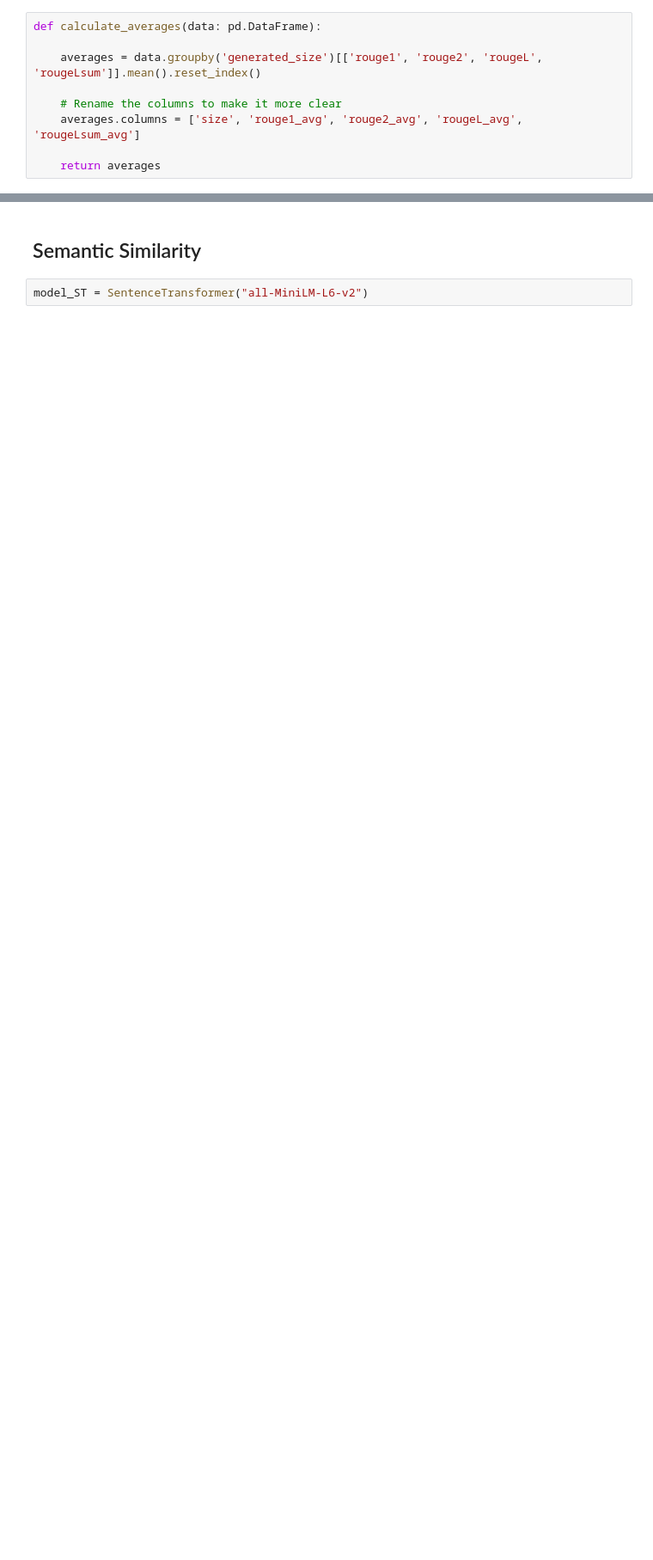
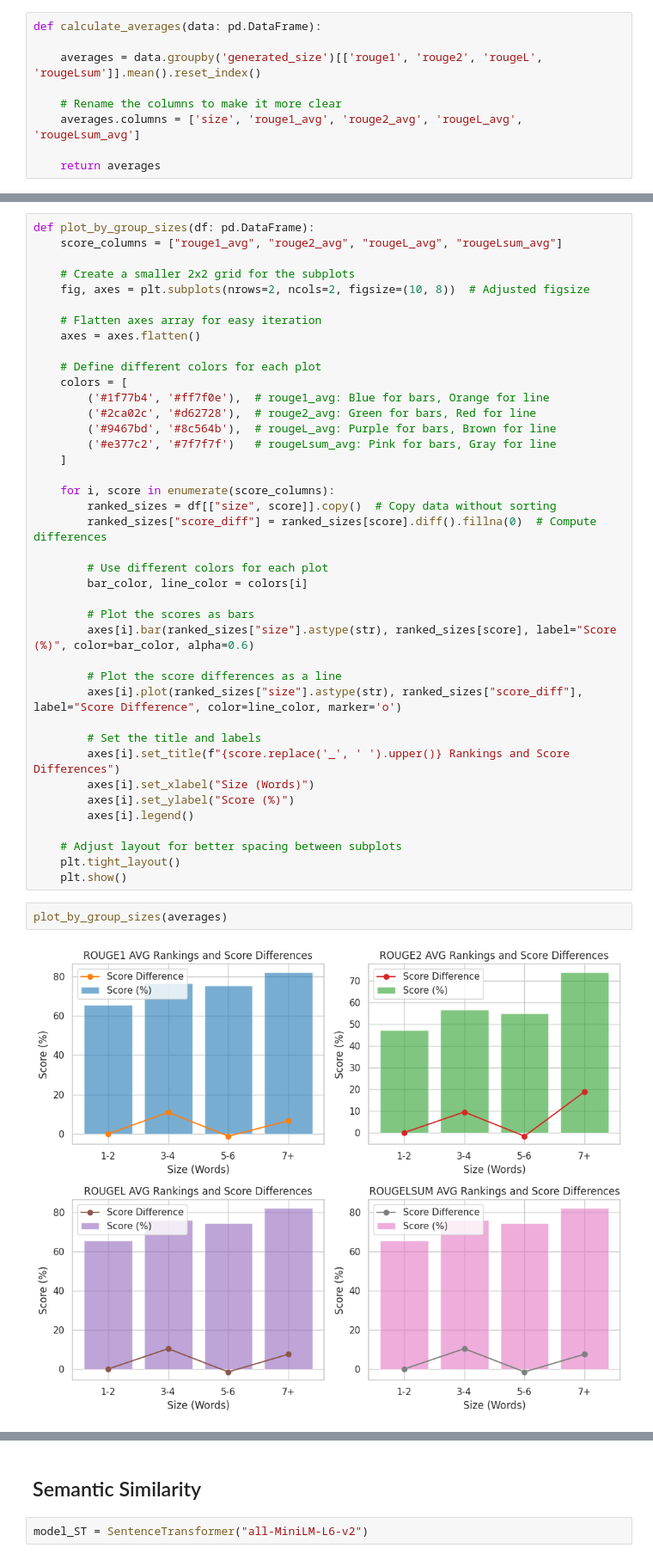
Before and after one commit to smartcat-labs/GenQ, a Jupyter notebook: eval/result_analysis.ipynb, the cells around one changed output, grey strips where cells are left out. Shown at 86% size. Saved outputs shown, nothing was run; the diff lists cells and outputs as text; blank space fills up the shorter version.

Commit message:
Changed eval method to word-based, done target query distribution

```diff
--- a/eval/result_analysis.ipynb
+++ b/eval/result_analysis.ipynb
@@ -303,0 +318,44 @@ averages
+# %%
+def plot_by_group_sizes(df: pd.DataFrame):
+    score_columns = ["rouge1_avg", "rouge2_avg", "rougeL_avg", "rougeLsum_avg"]
+
+    # Create a smaller 2x2 grid for the subplots
+    fig, axes = plt.subplots(nrows=2, ncols=2, figsize=(10, 8))  # Adjusted figsize
+
+    # Flatten axes array for easy iteration
+    axes = axes.flatten()
+
+    # Define different colors for each plot
+    colors = [
+        ('#1f77b4', '#ff7f0e'),  # rouge1_avg: Blue for bars, Orange for line
+        ('#2ca02c', '#d62728'),  # rouge2_avg: Green for bars, Red for line
+        ('#9467bd', '#8c564b'),  # rougeL_avg: Purple for bars, Brown for line
+        ('#e377c2', '#7f7f7f')   # rougeLsum_avg: Pink for bars, Gray for line
+    ]
+
+    for i, score in enumerate(score_columns):
+        ranked_sizes = df[["size", score]].copy()  # Copy data without sorting
+        ranked_sizes["score_diff"] = ranked_sizes[score].diff().fillna(0)  # Compute differences
+
+        # Use different colors for each plot
+        bar_color, line_color = colors[i]
+
+        # Plot the scores as bars
+        axes[i].bar(ranked_sizes["size"].astype(str), ranked_sizes[score], label="Score (%)", color=bar_color, alpha=0.6)
+
+        # Plot the score differences as a line
+        axes[i].plot(ranked_sizes["size"].astype(str), ranked_sizes["score_diff"], label="Score Difference", color=line_color, marker='o')
+
+        # Set the title and labels
+        axes[i].set_title(f"{score.replace('_', ' ').upper()} Rankings and Score Differences")
+        axes[i].set_xlabel("Size (Words)")
+        axes[i].set_ylabel("Score (%)")
+        axes[i].legend()
+
+    # Adjust layout for better spacing between subplots
+    plt.tight_layout()
+    plt.show()
+# %%
+plot_by_group_sizes(averages)
+# %% [output]
+[figure, added]
```
Also changed, not shown: parts of 11 cells of this notebook, 1 other file.
